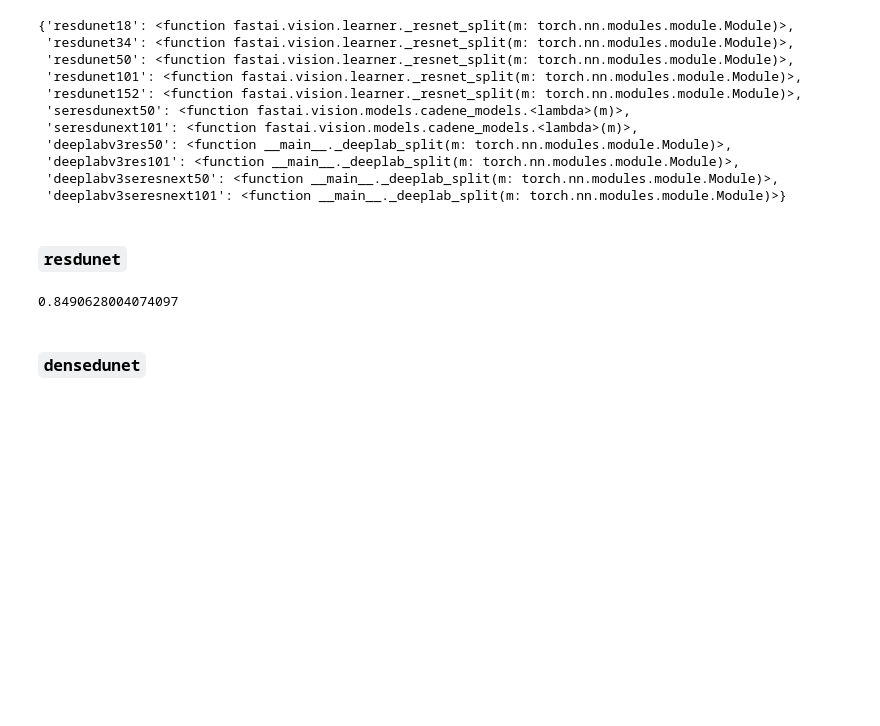
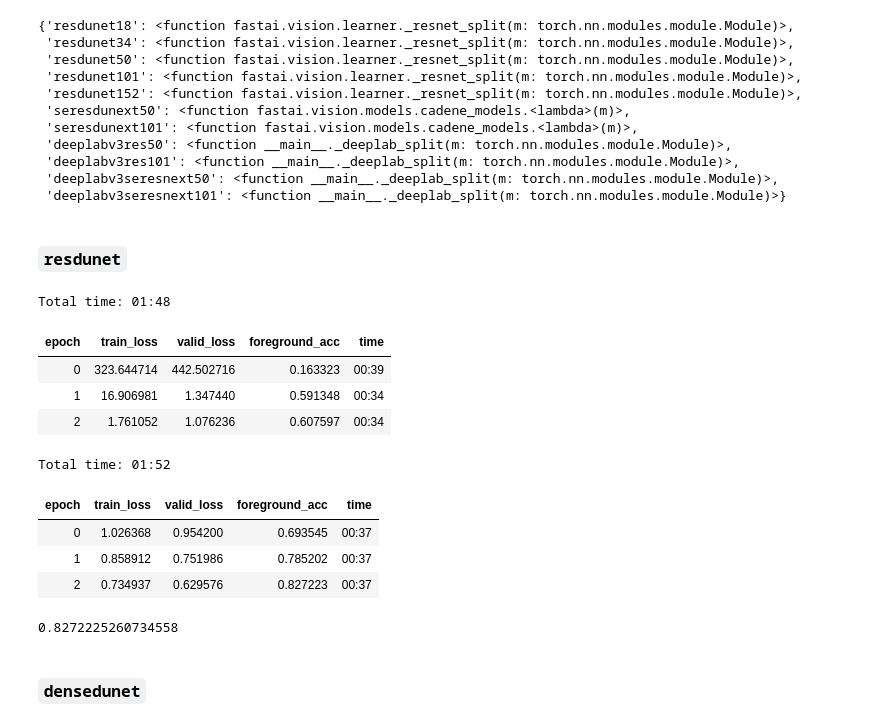
Before and after one commit to KeremTurgutlu/fast-kaggle, a Jupyter notebook: dev/13_segmentation_models.ipynb, the cells around one changed output. Drawn from its saved outputs; the diff is of its cells as text; code cells hidden in the pictures; blank space fills up the shorter version.

Commit message:
update models

```diff
--- a/dev/13_segmentation_models.ipynb
+++ b/dev/13_segmentation_models.ipynb
@@ -471,17 +472,29 @@ splits
 # %%
 model, split_fn, config = get_model(name="resdunet50", data=data, config={"self_attention":False})
 learn = Learner(data, model)
 learn.metrics = [partial(foreground_acc, void_code=31)]
 learn = learn.split(split_fn)
 if config.get("pretrained"): learn.freeze()
+else: apply_init(learn.model, nn.init.kaiming_normal_)
 learn.fit_one_cycle(3)
 learn.unfreeze()
 learn.fit_one_cycle(3)
+# %% [output]
+Total time: 01:48
+| epoch | train_loss | valid_loss | foreground_acc | time |
+| 0 | 323.644714 | 442.502716 | 0.163323 | 00:39 |
+| 1 | 16.906981 | 1.347440 | 0.591348 | 00:34 |
+| 2 | 1.761052 | 1.076236 | 0.607597 | 00:34 |
+Total time: 01:52
+| epoch | train_loss | valid_loss | foreground_acc | time |
+| 0 | 1.026368 | 0.954200 | 0.693545 | 00:37 |
+| 1 | 0.858912 | 0.751986 | 0.785202 | 00:37 |
+| 2 | 0.734937 | 0.629576 | 0.827223 | 00:37 |
 # %%
 res = learn.recorder.metrics[-1][0].item(); print(res)
-assert res > 0.75
+assert res > 0.80
 # %% [output]
-0.8490628004074097
+0.8272225260734558
 # %% [markdown]
 ### `densedunet`
 # %%
```
Also changed, not shown: parts of 5 cells of this notebook, 2 other files.
